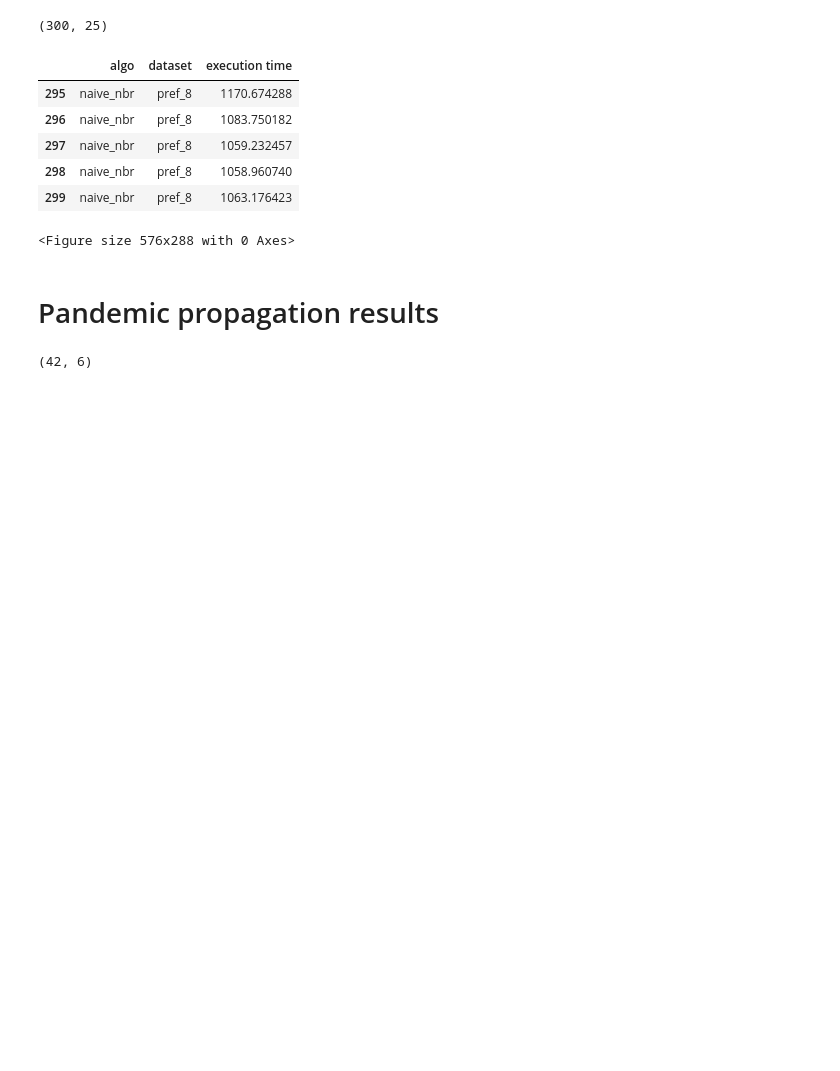
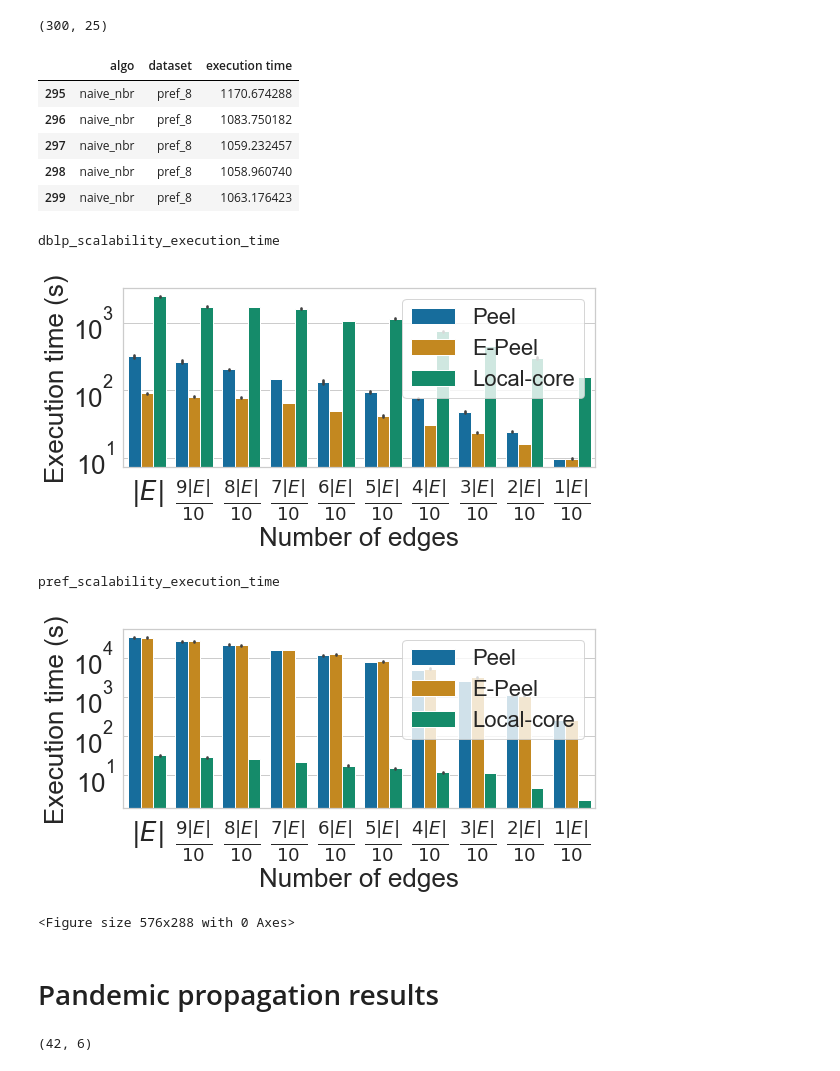
Before and after one commit to bishwamittra/scripts_hg-core-decomposition, a Jupyter notebook: read_output(naheed).ipynb, the cells around one changed output. Saved outputs shown, nothing was run; the diff lists cells and outputs as text; code cells hidden in the pictures; blank space fills up the shorter version.

Commit message:
Updated scalability experiment

```diff
--- a/read_output(naheed).ipynb
+++ b/read_output(naheed).ipynb
@@ -1370,7 +1396,7 @@ import seaborn as sns
 sns.set(rc={'figure.figsize':(8,4)})
 sns.set_style("whitegrid", {'axes.grid' : True})
 
-save = True
+save = False
 
 # columns = ['bucket update time', 'execution time', 'init time', 'inner iteration', 'memory taken', 'neighborhood call time', 'num bucket update', 'num neighborhood computation', 'num subgraph call', 'outerloop time',  'subgraph computation time', 'total iteration']
 # columns = ['execution time','Sum Core-correction vol', 'tau', 'h_index_time','core_correction time','memory taken','init time','outerloop time']
@@ -1386,34 +1412,38 @@ for dp in data_prefix:
     num_edges = ['$|E|$']+['$\\frac{'+str(i)+"|E|}{10}$" for i in range(9,0,-1)]
     good_name_dataset = {dname: num_edges[j] for j, dname in enumerate(include_datasets)}
     # columns = ['execution time']
 
     working_df = scal_df[scal_df['dataset'].isin(include_datasets)].copy()
     working_df = working_df[working_df['algo'].isin(include_algos)].copy()
     working_df = working_df.replace({"algo": good_name_algo})
     working_df = working_df.replace({"dataset": good_name_dataset})
     include_datasets = [good_name_dataset[d] for d in include_datasets]
     y_axis = 'execution time'
 
     # print(working_df.groupby(['dataset','algo'])['execution time'].mean())
 
     sns.barplot(x='dataset', y=y_axis, hue='algo', data=working_df, palette='colorblind', hue_order = order, order = include_datasets)
     plt.xlabel('Number of edges', fontsize=fontsize-2)
     plt.ylabel(good_name[y_axis], fontsize=fontsize-2)
     plt.yscale("log")
     plt.xticks(fontsize=fontsize-2)
     plt.yticks(fontsize=fontsize-2)
     # plt.title()
     plt.legend(loc = 'upper right', fontsize=fontsize-6)
     plt.tight_layout()
     filename = (dp+" scalability " + y_axis).replace(" ", "_")
     if(save):
         plt.savefig("results_final/fig/" + filename + ".pdf")
     else:
         print(filename)
         plt.show()
     plt.clf()
 # %% [output]
-<Figure size 576x288 with 0 Axes>
+dblp_scalability_execution_time
+[figure, added]
+pref_scalability_execution_time
+[figure, added]
+<Figure size 576x288 with 0 Axes>
 # %% [markdown]
 Pandemic propagation results
 =================
```
Also changed, not shown: parts of 15 cells of this notebook, 4 other files.
